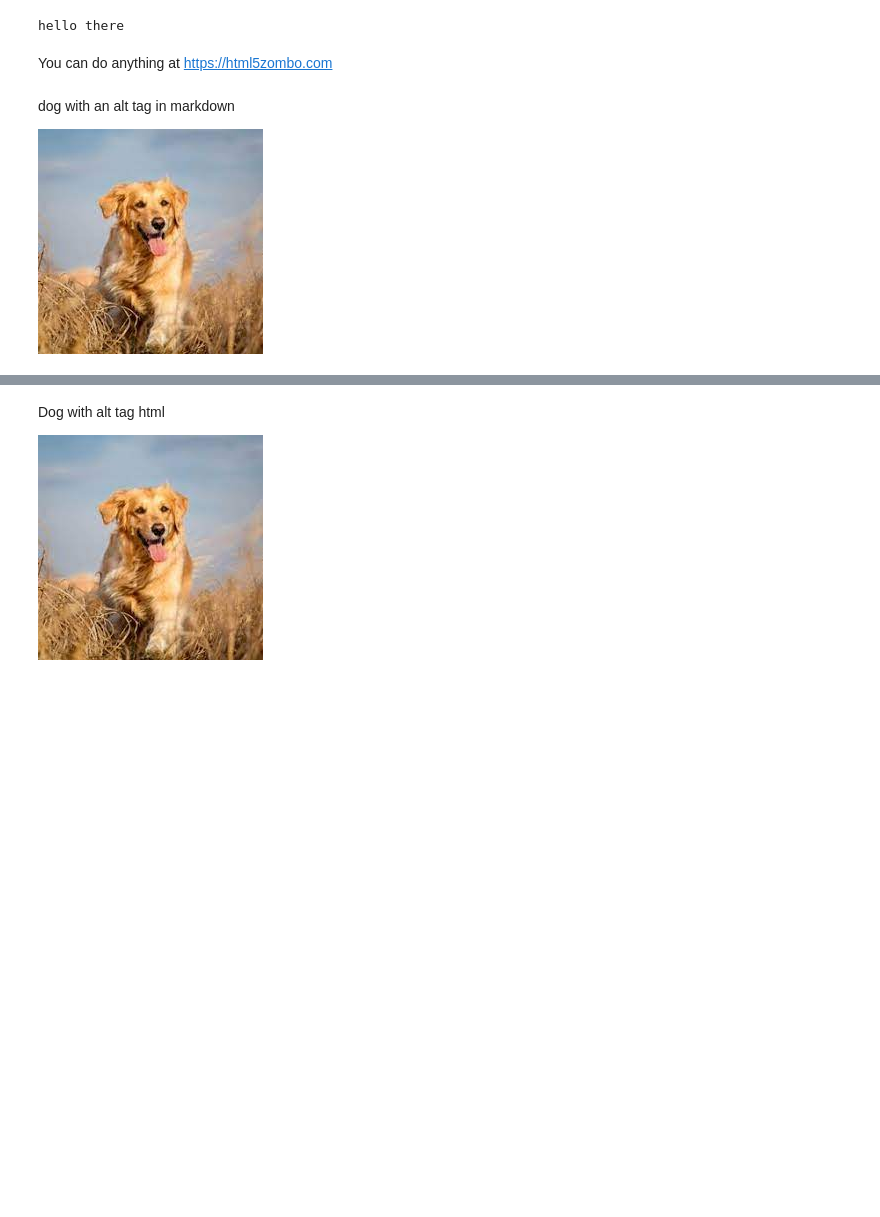
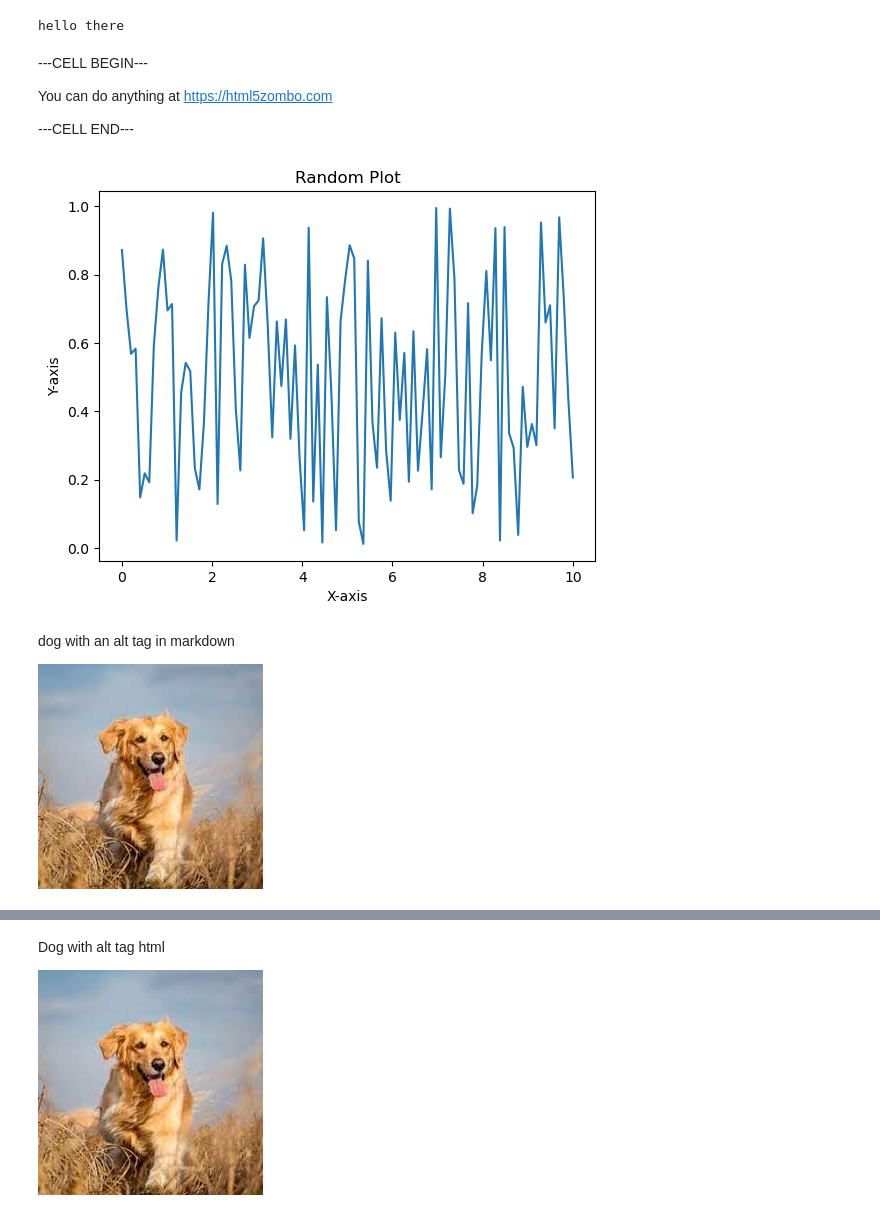
Before and after one commit to ranashreyas/jupyterlab-cell-checker, a Jupyter notebook: Untitled.ipynb, the cells around one changed output, grey strips where cells are left out. Cells and saved outputs as stored; diff of their text form; code cells hidden in the pictures; blank space fills up the shorter version.

Commit message:
fixed tagging bugs, still issues with image accessibility api

```diff
--- a/Untitled.ipynb
+++ b/Untitled.ipynb
@@ -3,8 +6,25 @@ print("hello there")
 # %% [output]
 hello there
 # %% [markdown]
+---CELL BEGIN---
+
 You can do anything at https://html5zombo.com
+
+---CELL END---
+# %%
+x = np.linspace(0, 10, 100)
+y = np.random.rand(100)
+plt.figure()
+plt.plot(x, y)
+
+plt.title('Random Plot')
+plt.xlabel('X-axis')
+plt.ylabel('Y-axis')
+
+plt.show()
+# %% [output]
+[figure, added]
 # %% [markdown]
 dog with an alt tag in markdown
 
-![sdsd](embedded-picture-1)
+![d](embedded-picture-1)
```
Also changed, not shown: parts of 5 cells of this notebook, 2 other files.
